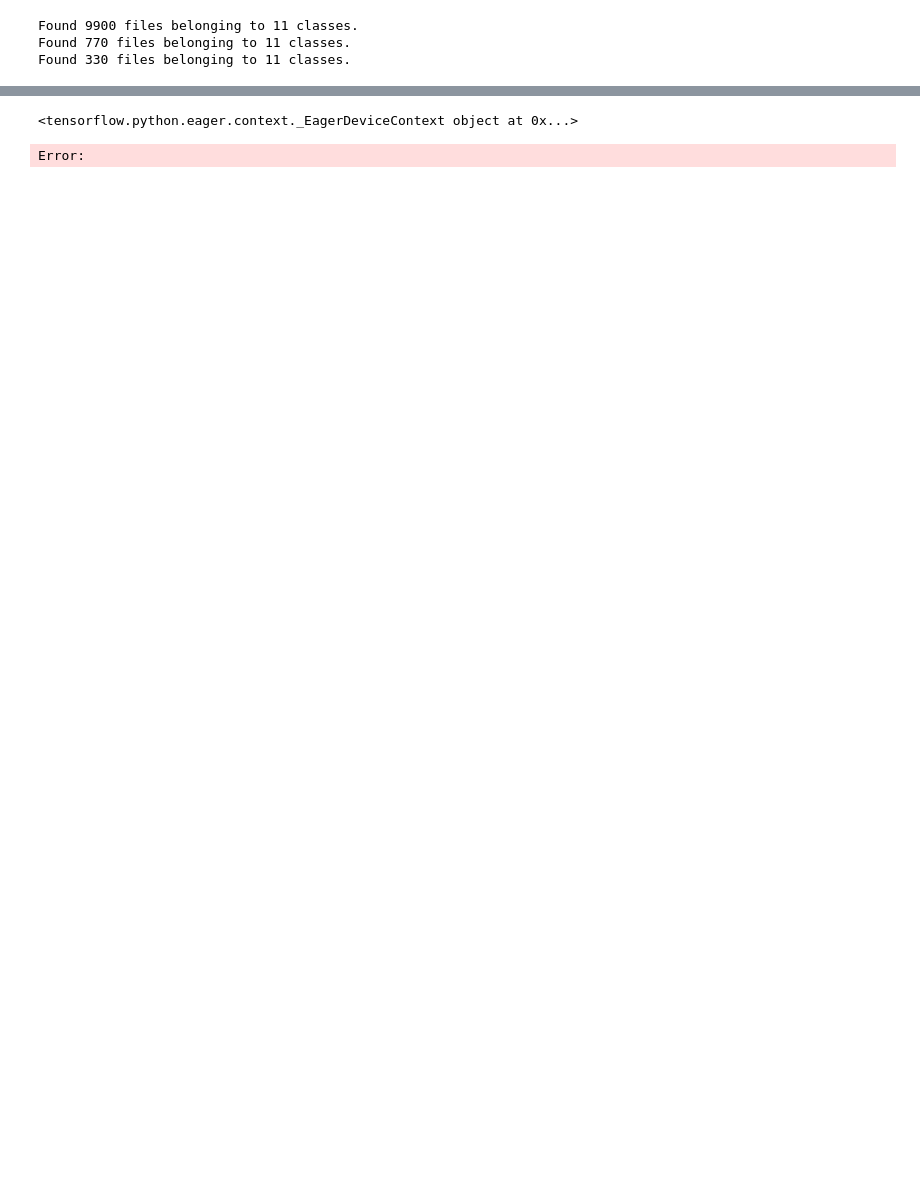
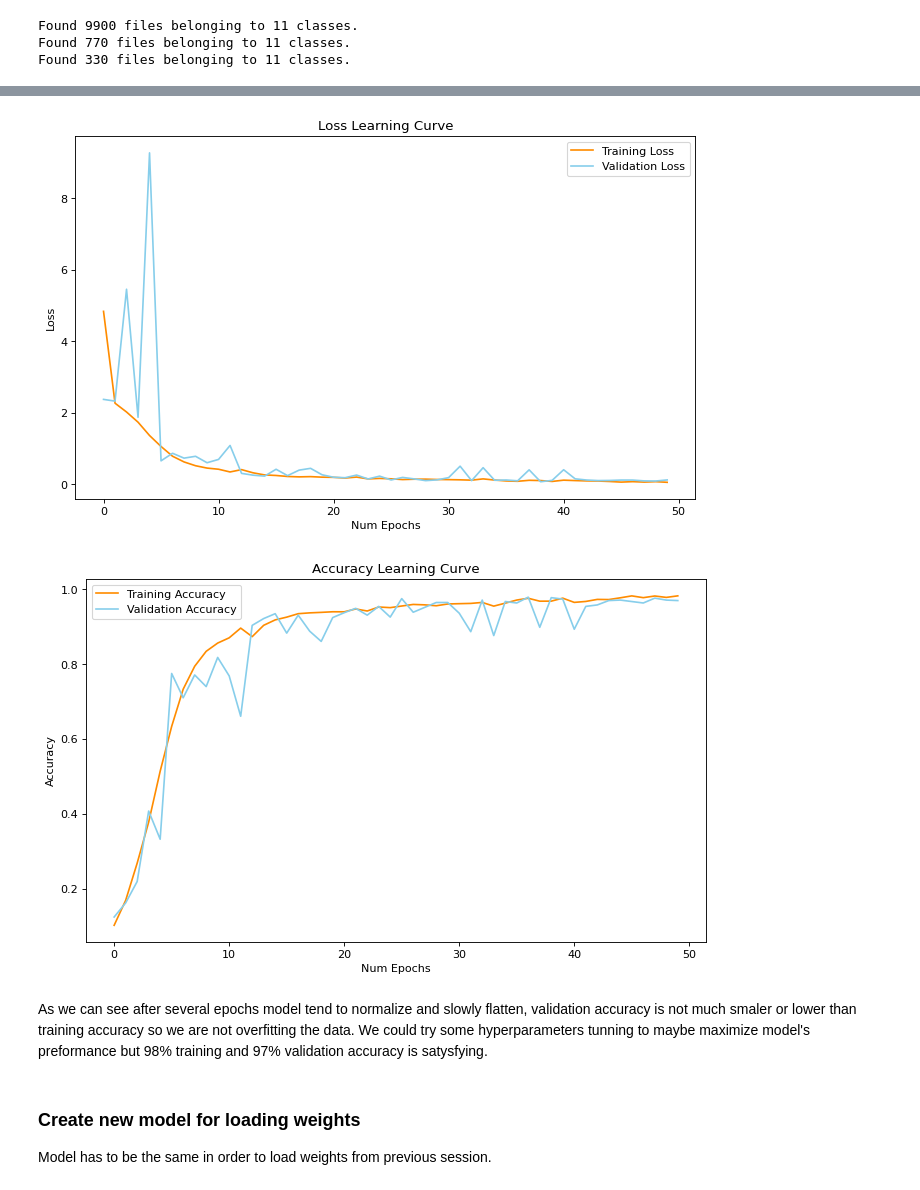
Before and after one commit to bartoszpiechnik25/tenorflow-projects, a Jupyter notebook: numbers_recognition.ipynb, the cells around one changed output, grey strips where cells are left out. Saved outputs shown, nothing was run; the diff lists cells and outputs as text; code cells hidden in the pictures; blank space fills up the shorter version.

```diff
--- a/numbers_recognition.ipynb
+++ b/numbers_recognition.ipynb
@@ -37,28 +56,31 @@ Number of files in Validation is 770
 # %%
+batch_s = 32
+image_s = (256, 256)
 
 training_data = tf.keras.utils.image_dataset_from_directory(directory=TRAINING_PATH,
                                                 labels='inferred',
                                                 label_mode='int',
                                                 color_mode='rgb',
                                                 shuffle=True,
-                                                batch_size=16,
-                                                image_size=(100, 100))
+                                                batch_size=batch_s,
+                                                image_size=image_s)
 
 validation_data = tf.keras.utils.image_dataset_from_directory(directory=VALIDATION_PATH,
                                                 labels='inferred',
                                                 label_mode='int',
                                                 color_mode='rgb',
-                                                shuffle=True,
-                                                batch_size=16,
-                                                image_size=(100, 100))
+                                                shuffle=False,
+                                                batch_size=batch_s,
+                                                image_size=image_s)
 
 test_data = tf.keras.utils.image_dataset_from_directory(directory=TEST_PATH,
                                                 labels='inferred',
                                                 label_mode='int',
                                                 color_mode='rgb',
-                                                shuffle=True,
+                                                shuffle=False,
                                                 batch_size=1,
-                                                image_size=(100, 100))
+                                                image_size=image_s)
+
 
 assert training_data.class_names == validation_data.class_names == test_data.class_names
 # %% [output]
@@ -176,7 +202,12 @@ KeyboardInterrupt:
-# %%
-import tensorflow as tf
-
-print(tf.device('CPU'))
-# %% [output]
-<tensorflow.python.eager.context._EagerDeviceContext object at 0x...>
-Error:
+# %%
+plot_learning(history_inception_resnet_no_weights, 'loss', 'val_loss', xtitle='Num Epochs', ytitle='Loss', plot_title='Loss Learning Curve', label_1='Training Loss', label_2='Validation Loss')
+plot_learning(history_inception_resnet_no_weights, 'accuracy', 'val_accuracy', 'Num Epochs', 'Accuracy', plot_title='Accuracy Learning Curve', label_1='Training Accuracy', label_2='Validation Accuracy')
+# %% [output]
+[figure, added]
+[figure, added]
+# %% [markdown]
+As we can see after several epochs model tend to normalize and slowly flatten, validation accuracy is not much smaler or lower than training accuracy so we are not overfitting the data. We could try some hyperparameters tunning to maybe maximize model's preformance but 98% training and 97% validation accuracy is satysfying.
+# %% [markdown]
+### Create new model for loading weights
+
+Model has to be the same in order to load weights from previous session.
```
Also changed, not shown: parts of 29 cells of this notebook.
